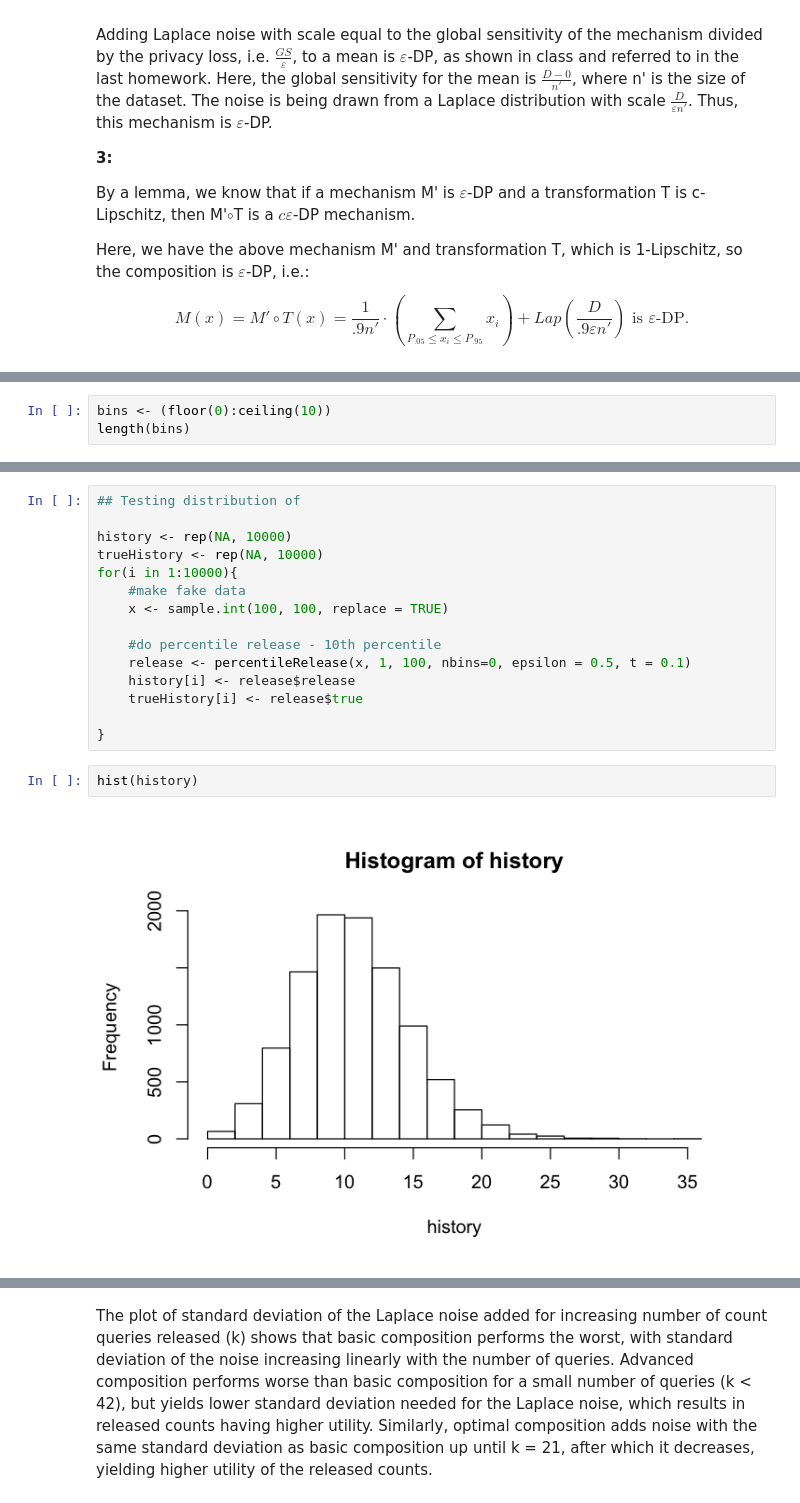
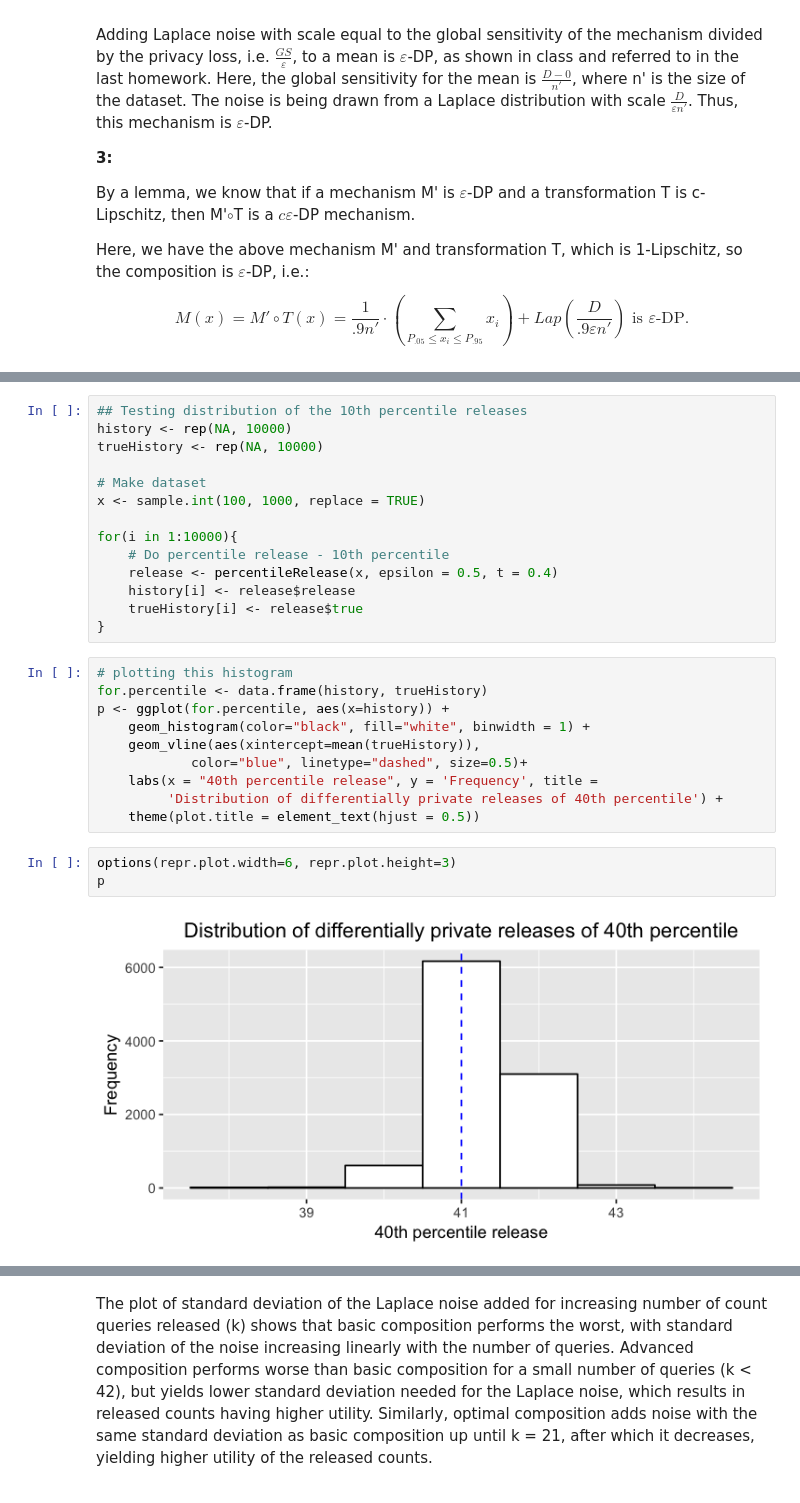
Before and after one commit to lipikaramaswamy/CS208-DifferentialPrivacy, a Jupyter notebook: homework/HW3/hw3_cs208_lr.ipynb, the cells around one changed output, grey strips where cells are left out. Saved outputs shown, nothing was run; the diff lists cells and outputs as text.

```diff
--- a/homework/HW3/hw3_cs208_lr.ipynb
+++ b/homework/HW3/hw3_cs208_lr.ipynb
@@ -191,3 +239,0 @@ An exponential mechanism to release the median is one that releases an estimate
-# %%
-bins <- (floor(0):ceiling(10))
-length(bins)
@@ -253,19 +303,29 @@ percentileRelease <- function(x, lower, upper, nbins=0, epsilon, t){
 # %%
-## Testing distribution of
-
+## Testing distribution of the 10th percentile releases
 history <- rep(NA, 10000)
 trueHistory <- rep(NA, 10000)
+
+# Make dataset
+x <- sample.int(100, 1000, replace = TRUE)
+
 for(i in 1:10000){
-    #make fake data
-    x <- sample.int(100, 100, replace = TRUE)
-
-    #do percentile release - 10th percentile
-    release <- percentileRelease(x, 1, 100, nbins=0, epsilon = 0.5, t = 0.1)
+    # Do percentile release - 10th percentile
+    release <- percentileRelease(x, epsilon = 0.5, t = 0.4)
     history[i] <- release$release
     trueHistory[i] <- release$true
-
 }
-# %%
-hist(history)
-# %% [output]
-[figure, removed]
+# %%
+# plotting this histogram
+for.percentile <- data.frame(history, trueHistory)
+p <- ggplot(for.percentile, aes(x=history)) +
+    geom_histogram(color="black", fill="white", binwidth = 1) +
+    geom_vline(aes(xintercept=mean(trueHistory)),
+            color="blue", linetype="dashed", size=0.5)+
+    labs(x = "40th percentile release", y = 'Frequency', title =
+         'Distribution of differentially private releases of 40th percentile') +
+    theme(plot.title = element_text(hjust = 0.5))
+# %%
+options(repr.plot.width=6, repr.plot.height=3)
+p
+# %% [output]
+[figure, added]
```
Also changed, not shown: parts of 51 cells of this notebook, 6 other files.
